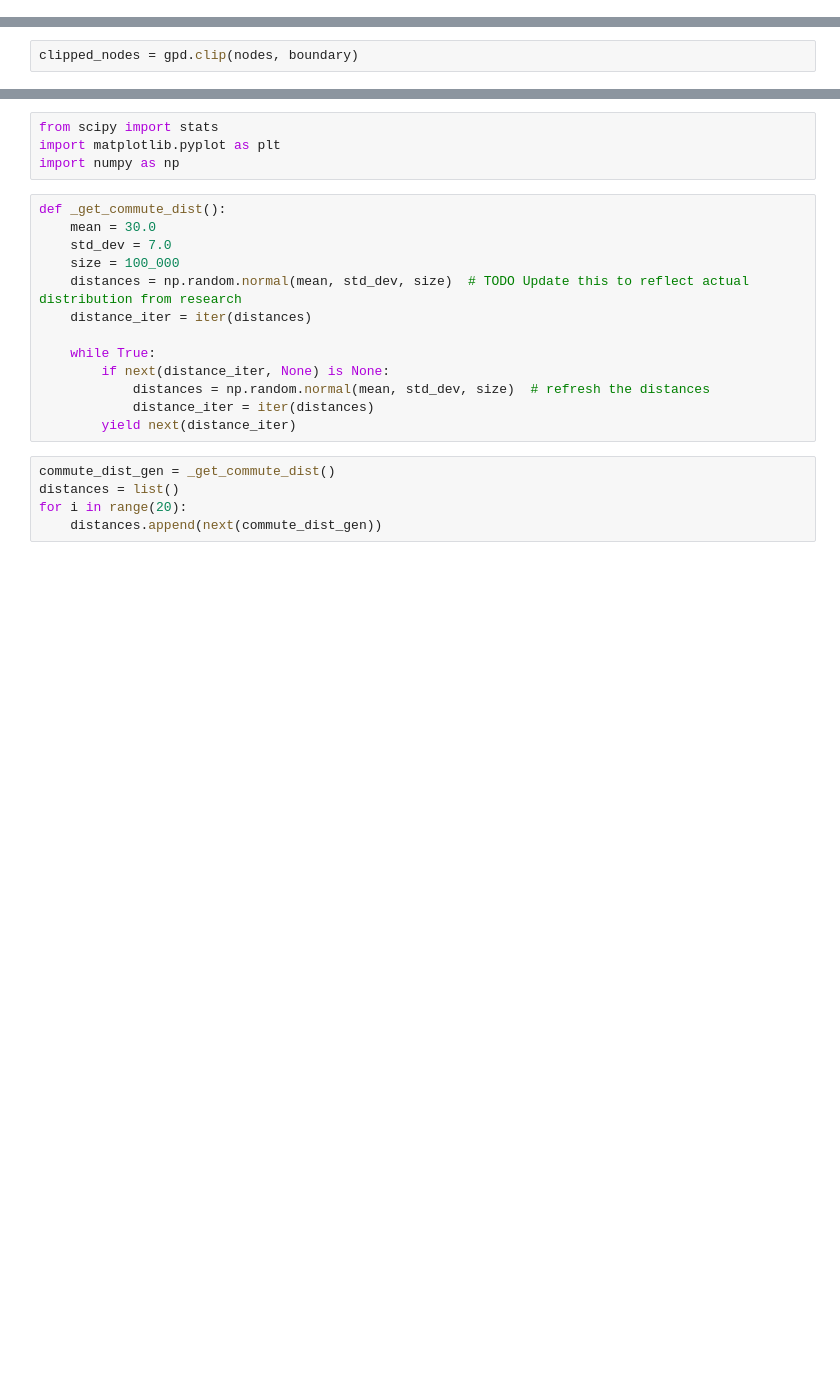
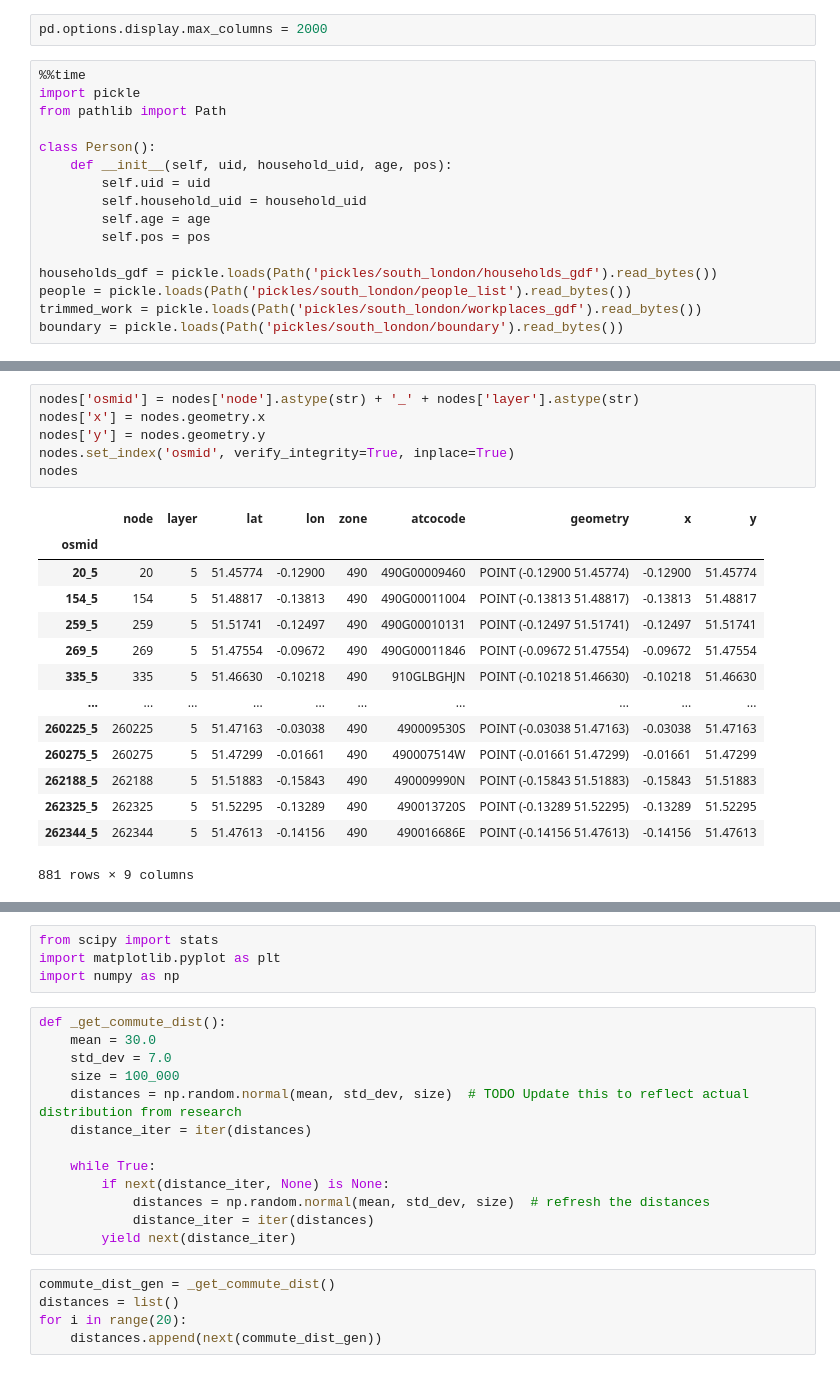
Before and after one commit to Alfred-Mountfield/outbreak-sim, a Jupyter notebook: python/synthetic_population/routing.ipynb, the cells around one changed output, grey strips where cells are left out. Cells and saved outputs as stored; diff of their text form; blank space fills up the shorter version.

```diff
--- a/python/synthetic_population/routing.ipynb
+++ b/python/synthetic_population/routing.ipynb
@@ -36,0 +7,18 @@ list(layers.keys())
+# %%
+pd.options.display.max_columns = 2000
+# %%
+%%time
+import pickle
+from pathlib import Path
+
+class Person():
+    def __init__(self, uid, household_uid, age, pos):
+        self.uid = uid
+        self.household_uid = household_uid
+        self.age = age
+        self.pos = pos
+
+households_gdf = pickle.loads(Path('pickles/south_london/households_gdf').read_bytes())
+people = pickle.loads(Path('pickles/south_london/people_list').read_bytes())
+trimmed_work = pickle.loads(Path('pickles/south_london/workplaces_gdf').read_bytes())
+boundary = pickle.loads(Path('pickles/south_london/boundary').read_bytes())
@@ -40,2 +73,21 @@ nodes.plot(ax=ax, markersize=1)
-# %%
-clipped_nodes = gpd.clip(nodes, boundary)
+# %%
+nodes['osmid'] = nodes['node'].astype(str) + '_' + nodes['layer'].astype(str)
+nodes['x'] = nodes.geometry.x
+nodes['y'] = nodes.geometry.y
+nodes.set_index('osmid', verify_integrity=True, inplace=True)
+nodes
+# %% [output]
+|  | node | layer | lat | lon | zone | atcocode | geometry | x | y |
+| osmid |  |  |  |  |  |  |  |  |  |
+| 20_5 | 20 | 5 | 51.45774 | -0.12900 | 490 | 490G00009460 | POINT (-0.12900 51.45774) | -0.12900 | 51.45774 |
+| 154_5 | 154 | 5 | 51.48817 | -0.13813 | 490 | 490G00011004 | POINT (-0.13813 51.48817) | -0.13813 | 51.48817 |
+| 259_5 | 259 | 5 | 51.51741 | -0.12497 | 490 | 490G00010131 | POINT (-0.12497 51.51741) | -0.12497 | 51.51741 |
+| 269_5 | 269 | 5 | 51.47554 | -0.09672 | 490 | 490G00011846 | POINT (-0.09672 51.47554) | -0.09672 | 51.47554 |
+| 335_5 | 335 | 5 | 51.46630 | -0.10218 | 490 | 910GLBGHJN | POINT (-0.10218 51.46630) | -0.10218 | 51.46630 |
+| ... | ... | ... | ... | ... | ... | ... | ... | ... | ... |
+| 260225_5 | 260225 | 5 | 51.47163 | -0.03038 | 490 | 490009530S | POINT (-0.03038 51.47163) | -0.03038 | 51.47163 |
+| 260275_5 | 260275 | 5 | 51.47299 | -0.01661 | 490 | 490007514W | POINT (-0.01661 51.47299) | -0.01661 | 51.47299 |
+| 262188_5 | 262188 | 5 | 51.51883 | -0.15843 | 490 | 490009990N | POINT (-0.15843 51.51883) | -0.15843 | 51.51883 |
+| 262325_5 | 262325 | 5 | 51.52295 | -0.13289 | 490 | 490013720S | POINT (-0.13289 51.52295) | -0.13289 | 51.52295 |
+| 262344_5 | 262344 | 5 | 51.47613 | -0.14156 | 490 | 490016686E | POINT (-0.14156 51.47613) | -0.14156 | 51.47613 |
+881 rows × 9 columns
```
Also changed, not shown: parts of 28 cells of this notebook, 1 other file.
